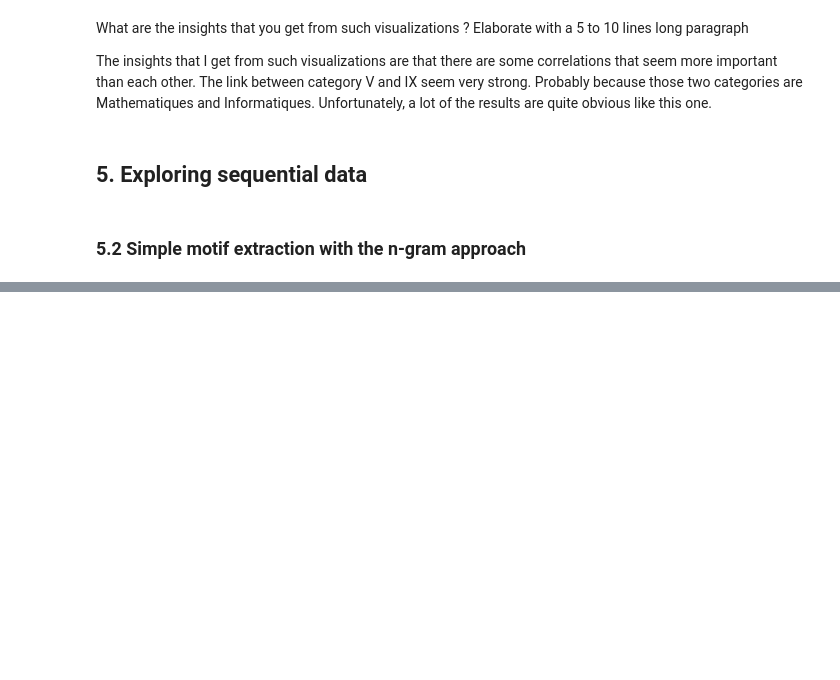
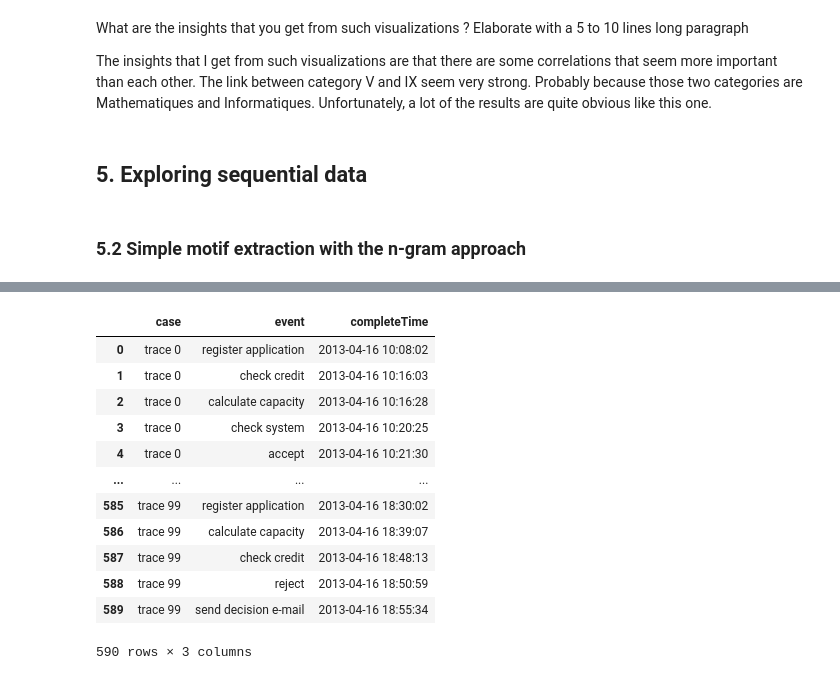
Before and after one commit to Zamanax/Pattern-Mining---B4, a Jupyter notebook: patternmining.ipynb, the cells around one changed output, grey strips where cells are left out. Cells and saved outputs as stored; diff of their text form; code cells hidden in the pictures; blank space fills up the shorter version.

```diff
--- a/patternmining.ipynb
+++ b/patternmining.ipynb
@@ -272,0 +321,18 @@ The insights that I get from such visualizations are that there are some correla
+# %%
+# load the loan dataset
+loanDf = pd.read_csv("Datasets/ngram - WINEPI - MINEPI datasets/Artificial - Loan Process.csv")
+loanDf
+# %% [output]
+|  | case | event | completeTime |
+| 0 | trace 0 | register application | 2013-04-16 10:08:02 |
+| 1 | trace 0 | check credit | 2013-04-16 10:16:03 |
+| 2 | trace 0 | calculate capacity | 2013-04-16 10:16:28 |
+| 3 | trace 0 | check system | 2013-04-16 10:20:25 |
+| 4 | trace 0 | accept | 2013-04-16 10:21:30 |
+| ... | ... | ... | ... |
+| 585 | trace 99 | register application | 2013-04-16 18:30:02 |
+| 586 | trace 99 | calculate capacity | 2013-04-16 18:39:07 |
+| 587 | trace 99 | check credit | 2013-04-16 18:48:13 |
+| 588 | trace 99 | reject | 2013-04-16 18:50:59 |
+| 589 | trace 99 | send decision e-mail | 2013-04-16 18:55:34 |
+590 rows × 3 columns
```
Also changed, not shown: parts of 6 cells of this notebook.
